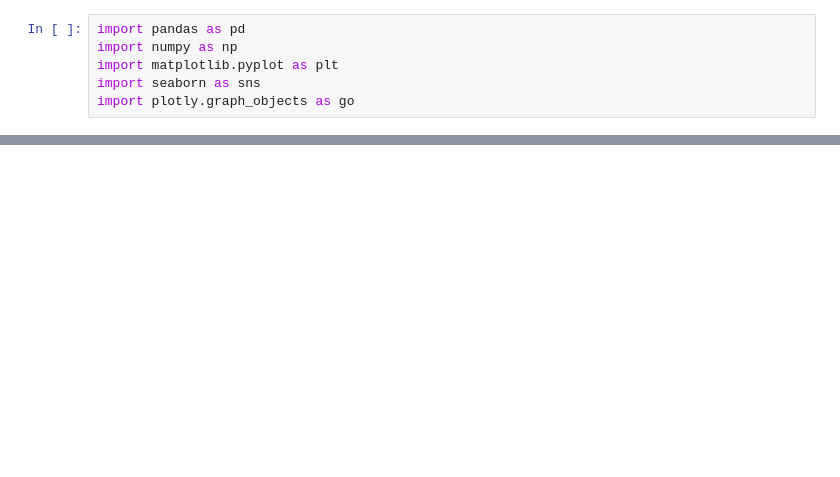
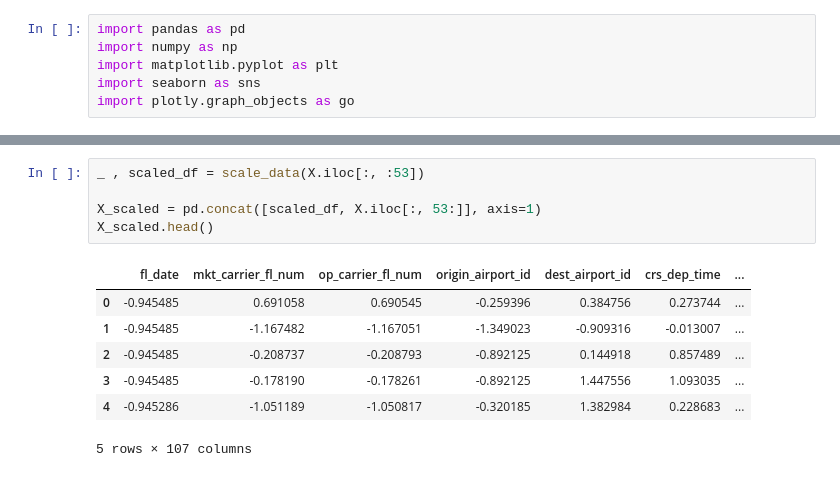
Before and after one commit to Zmek95/Flight_Delay_Predictor, a Jupyter notebook: full_framework.ipynb, the cells around one changed output, grey strips where cells are left out. Saved outputs shown, nothing was run; the diff lists cells and outputs as text; blank space fills up the shorter version.

```diff
--- a/full_framework.ipynb
+++ b/full_framework.ipynb
@@ -7 +65,14 @@ import plotly.graph_objects as go
+# %%
+_ , scaled_df = scale_data(X.iloc[:, :53])
+
+X_scaled = pd.concat([scaled_df, X.iloc[:, 53:]], axis=1)
+X_scaled.head()
+# %% [output]
+|  | fl_date | mkt_carrier_fl_num | op_carrier_fl_num | origin_airport_id | dest_airport_id | crs_dep_time | ... |
+| 0 | -0.945485 | 0.691058 | 0.690545 | -0.259396 | 0.384756 | 0.273744 | ... |
+| 1 | -0.945485 | -1.167482 | -1.167051 | -1.349023 | -0.909316 | -0.013007 | ... |
+| 2 | -0.945485 | -0.208737 | -0.208793 | -0.892125 | 0.144918 | 0.857489 | ... |
+| 3 | -0.945485 | -0.178190 | -0.178261 | -0.892125 | 1.447556 | 1.093035 | ... |
+| 4 | -0.945286 | -1.051189 | -1.050817 | -0.320185 | 1.382984 | 0.228683 | ... |
+5 rows × 107 columns
 # %%
```
Also changed, not shown: parts of 17 cells of this notebook, 1 other file.
